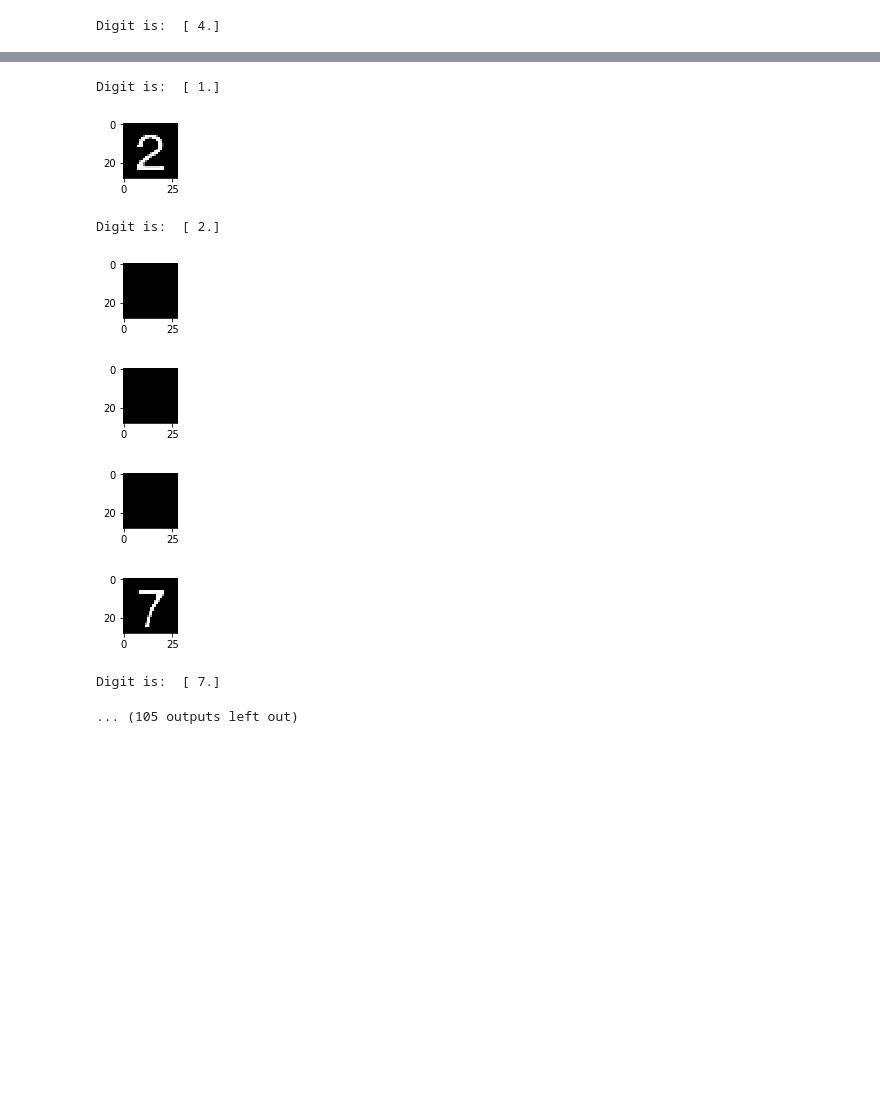
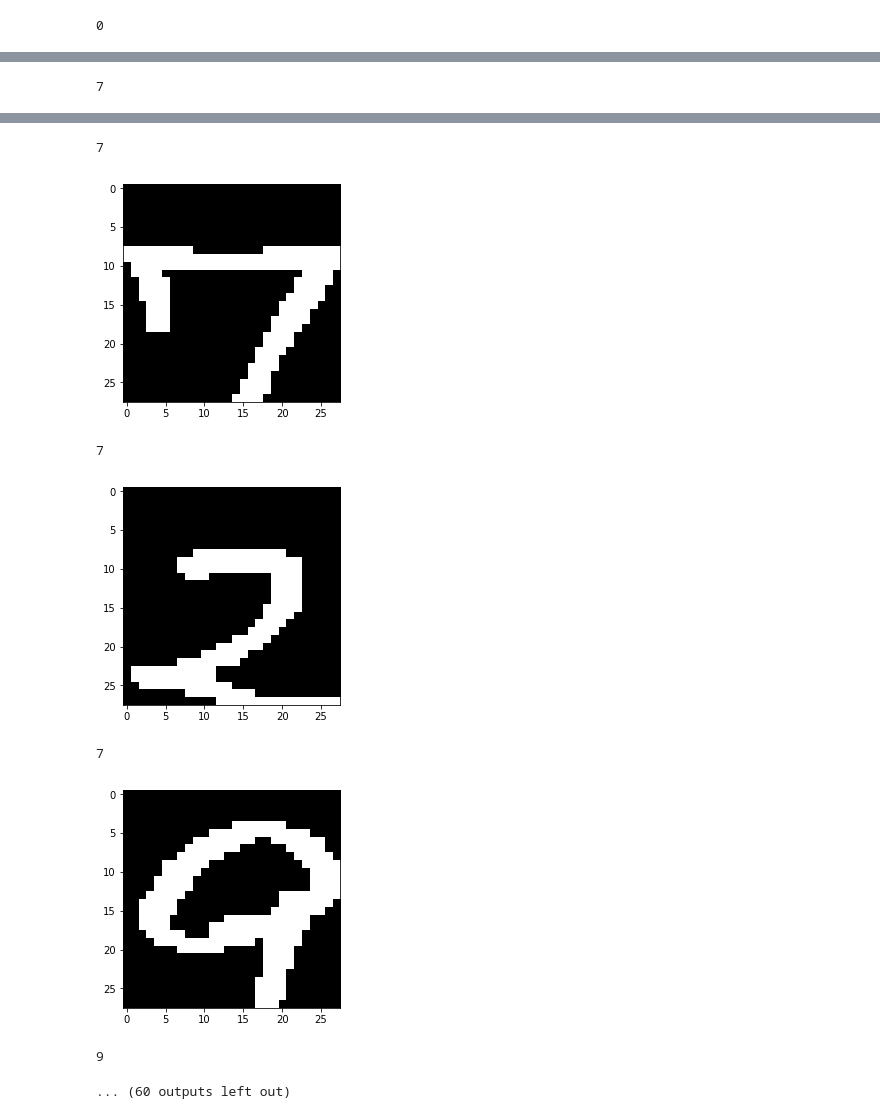
Before and after one commit to yu-zou/SudokuSolver, a Jupyter notebook: SodukuGrabber.ipynb, the cells around one changed output, grey strips where cells are left out. Cells and saved outputs as stored; diff of their text form; code cells hidden in the pictures; blank space fills up the shorter version.

```diff
--- a/SodukuGrabber.ipynb
+++ b/SodukuGrabber.ipynb
@@ -40,9 +50,8 @@ y_test = mnist.test.labels
 
 # Hyperparameters
 class_num = 10
-learning_rate = 0.03
-num_epochs = 40
-hiddenSize = 1000
+learning_rate = 1e-4
+num_epochs = 400
 batch_size = 10
 train_size = X_train.shape[0]
 test_size = X_test.shape[0]
@@ -53,7 +62,7 @@ y = tf.placeholder(tf.int32, [None])
 is_train = tf.placeholder(tf.bool)
 
 # Inference
-features = model(X, hiddenSize, is_train)
+features = model(X, is_train)
 logits = tf.layers.dense(inputs = features, units = class_num)
 
 # Loss function
@@ -61,7 +70,7 @@ onehot_labels = tf.one_hot(indices = tf.cast(y, tf.int32), depth = class_num)
 loss = tf.losses.softmax_cross_entropy(onehot_labels = onehot_labels, logits = logits)
 
 # Define training ops
-train_op = tf.train.GradientDescentOptimizer(learning_rate = learning_rate).minimize(loss = loss)
+train_op = tf.train.AdamOptimizer(learning_rate = learning_rate).minimize(loss = loss)
 
 # Define accuracy
 correct_prediction = tf.equal(tf.argmax(logits, 1), tf.argmax(onehot_labels, 1))
@@ -112,6 +124,8 @@ num_epoch: 13, training loss: 0.002351, traing accuracy: 0.999382
 testing accuracy: 0.993000
 # %%
 # Soduku puzzle solver
-img = cv2.imread("easy-sudoku-printable-flvipymy.jpg", 0)
+plt.figure(figsize = (5,5))
+img = cv2.imread("manual3.bmp", 0)
 plt.imshow(img, cmap = 'gray')
+print (img.shape)
 # %% [output]
@@ -120,6 +134,7 @@ plt.imshow(img, cmap = 'gray')
 # %%
 # Blue image to smooth out noise
-g_img = cv2.GaussianBlur(src = img, ksize = (11,11), sigmaX = 0)
+plt.figure(figsize = (5,5))
+g_img = cv2.GaussianBlur(src = img, ksize = (9,9), sigmaX = 0)
 plt.imshow(g_img, cmap = 'gray')
 # %% [output]
 <matplotlib.image.AxesImage at 0x...>
@@ -143,6 +160,8 @@ plt.imshow(dil_img, cmap = 'gray')
 # %%
 # Contours finding
-_, contours, _ = cv2.findContours(dil_img, cv2.RETR_LIST, cv2.CHAIN_APPROX_SIMPLE)
+# Note: use dil_img.copy() instead of directy inputing dil_img, findContours will change the src image
+_, contours, _ = cv2.findContours(dil_img.copy(), cv2.RETR_LIST, cv2.CHAIN_APPROX_SIMPLE)
+
 # Sort according to contour area
 sorted_contours = sorted(contours, key = lambda x: cv2.contourArea(x), reverse = True)
 # %%
@@ -267,13 +291,19 @@ digits = np.zeros([9,9])
 
 for blob in range(len(unit_blobs)):
     for unit in range(len(unit_blobs[0])):
+
         # Resize image to (28,28) to fit the size of MNIST model input
-        digit_img = cv2.resize(unit_blobs[blob][unit], (28,28))
-        plt.figure(figsize = (1,1))
-        plt.imshow(digit_img, cmap = 'gray')
-        plt.show()
+        row_half, col_half = int(unit_blobs[blob][unit].shape[0]/2), int(unit_blobs[blob][unit].shape[1]/2)
+        digit_img = cv2.resize(unit_blobs[blob][unit][row_half-18:row_half+18, col_half-18:col_half+18], (28,28))
 
-        if (np.count_nonzero(digit_img) > 10):
-            digit = mlp.predict(digit_img.reshape([1,784]))
-            print ('Digit is: ', digit)
+        # Check center of image
+        if (digit_img[6:18, 6:18] < 255).sum() > 20 and np.count_nonzero(digit_img) != 0:
+            _, digit_img = cv2.threshold(digit_img, 127, 255, cv2.THRESH_BINARY)
+            input_digit_img = np.reshape(cv2.bitwise_not(digit_img), (-1, 28, 28, 1))
+            plt.figure()
+            plt.imshow(cv2.bitwise_not(digit_img), cmap = 'gray')
+            plt.show()
+#             continue
+            predicted_digit = sess.run(tf.argmax(tf.nn.softmax(logits), 1), feed_dict = {X: input_digit_img, is_train: False})
+            print (predicted_digit[0])
 # %% [output]
@@ -281 +311 @@ for blob in range(len(unit_blobs)):
-Digit is:  [ 4.]
+0
@@ -282,0 +313 @@ Digit is:  [ 4.]
+7
@@ -284,9 +315,8 @@ Digit is:  [ 4.]
-Digit is:  [ 1.]
+7
-[figure, old version]
+[figure, new version]
-Digit is:  [ 2.]
+7
-[figure, old version]
+[figure, new version]
+7
-[figure, old version]
+[figure, new version]
-[figure, removed]
-[figure, removed]
-Digit is:  [ 7.]
-... (105 outputs left out)
+9
+... (60 outputs left out)
```
Also changed, not shown: parts of 13 cells of this notebook, 10 other files.
